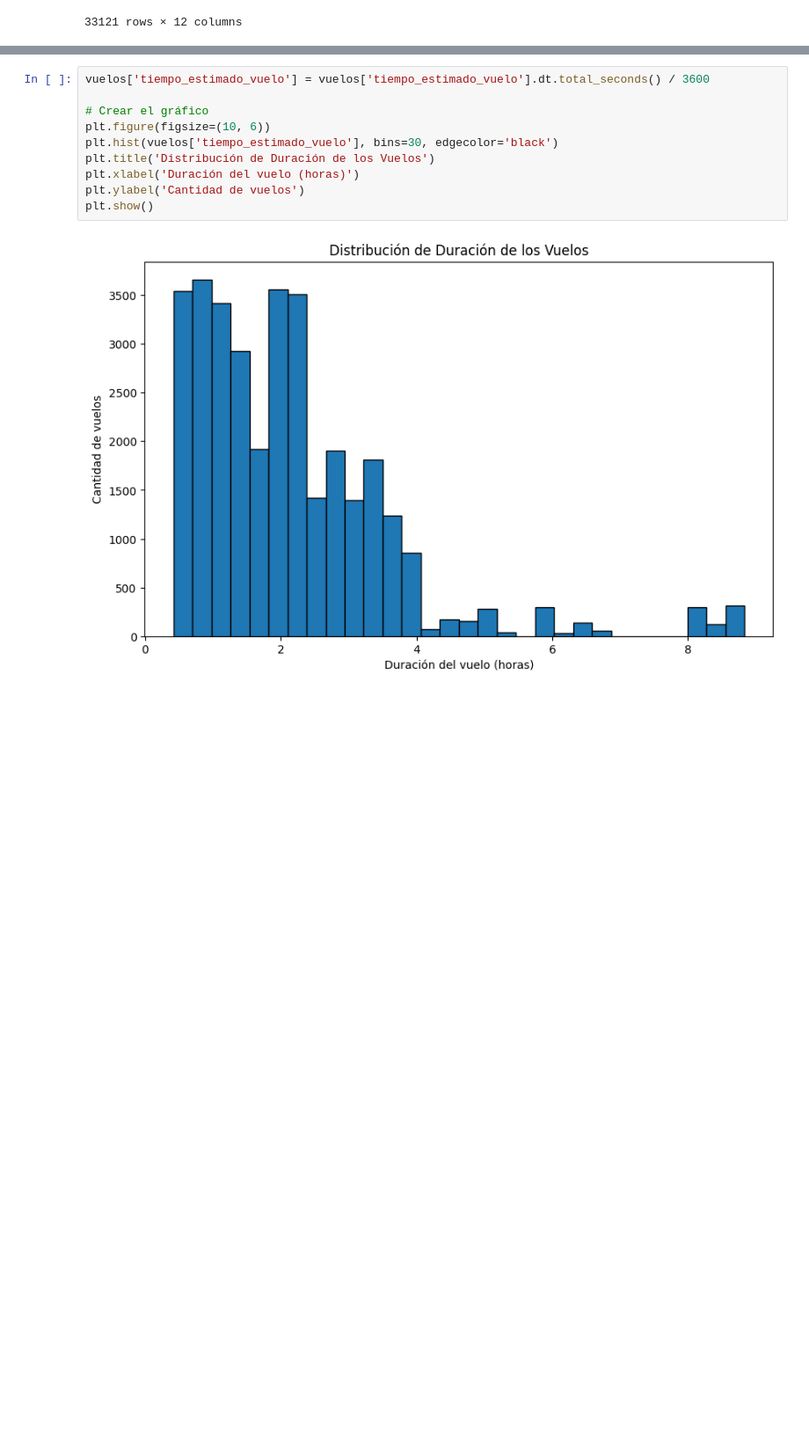
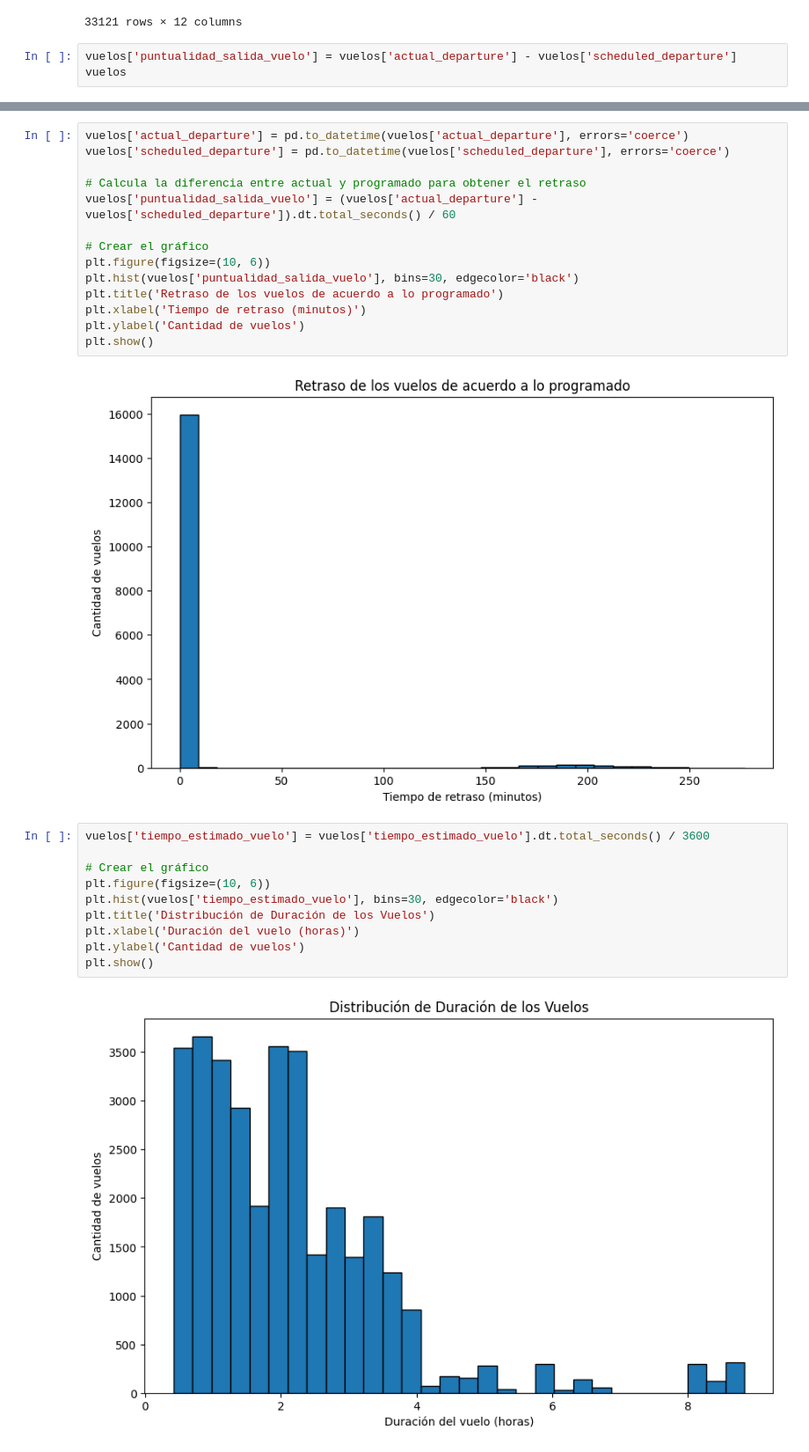
Before and after one commit to SORTEGA11/ProyectoFinalAerolineas, a Jupyter notebook: EDA/Vuelos.ipynb, the cells around one changed output, grey strips where cells are left out. Shown at 88% size. Drawn from its saved outputs; the diff is of its cells as text; blank space fills up the shorter version.

```diff
--- a/EDA/Vuelos.ipynb
+++ b/EDA/Vuelos.ipynb
@@ -128,3 +136,6 @@ vuelos
 | 33119 | 33120 | PG0063 | 2017-08-01 19:25:00+03:00 | 2017-08-01 20:10:00+03:00 | SKX | SVO | ... |
 | 33120 | 33121 | PG0063 | 2017-08-26 19:25:00+03:00 | 2017-08-26 20:10:00+03:00 | SKX | SVO | ... |
 33121 rows × 12 columns
+# %%
+vuelos['puntualidad_salida_vuelo'] = vuelos['actual_departure'] - vuelos['scheduled_departure']
+vuelos
@@ -131,3 +156,19 @@ vuelos
+# %%
+vuelos['actual_departure'] = pd.to_datetime(vuelos['actual_departure'], errors='coerce')
+vuelos['scheduled_departure'] = pd.to_datetime(vuelos['scheduled_departure'], errors='coerce')
+
+# Calcula la diferencia entre actual y programado para obtener el retraso
+vuelos['puntualidad_salida_vuelo'] = (vuelos['actual_departure'] - vuelos['scheduled_departure']).dt.total_seconds() / 60
+
+# Crear el gráfico
+plt.figure(figsize=(10, 6))
+plt.hist(vuelos['puntualidad_salida_vuelo'], bins=30, edgecolor='black')
+plt.title('Retraso de los vuelos de acuerdo a lo programado')
+plt.xlabel('Tiempo de retraso (minutos)')
+plt.ylabel('Cantidad de vuelos')
+plt.show()
+# %% [output]
+[figure, added]
 # %%
 vuelos['tiempo_estimado_vuelo'] = vuelos['tiempo_estimado_vuelo'].dt.total_seconds() / 3600
 
```
Also changed, not shown: parts of 2 cells of this notebook.
